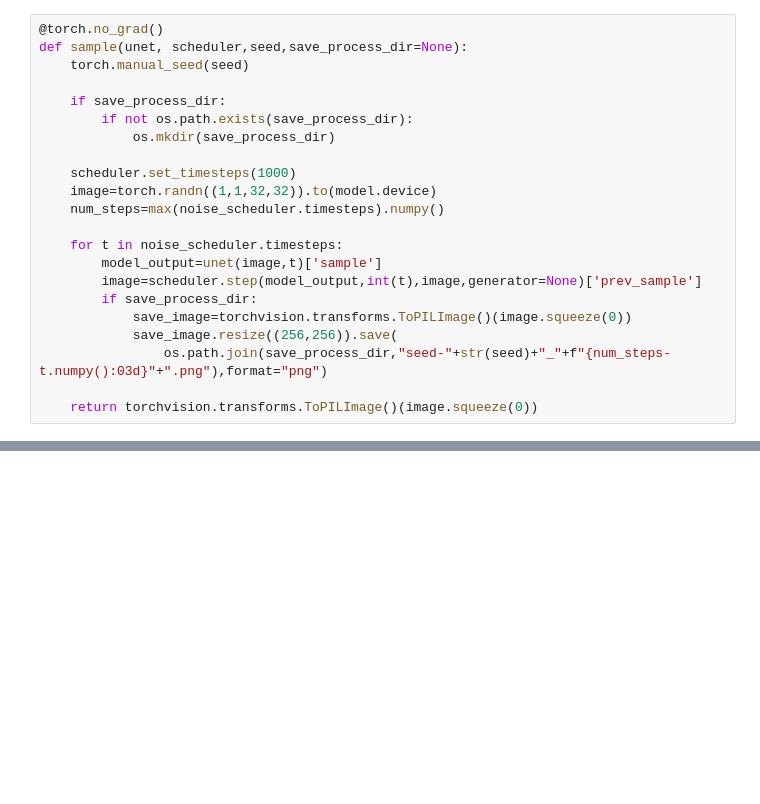
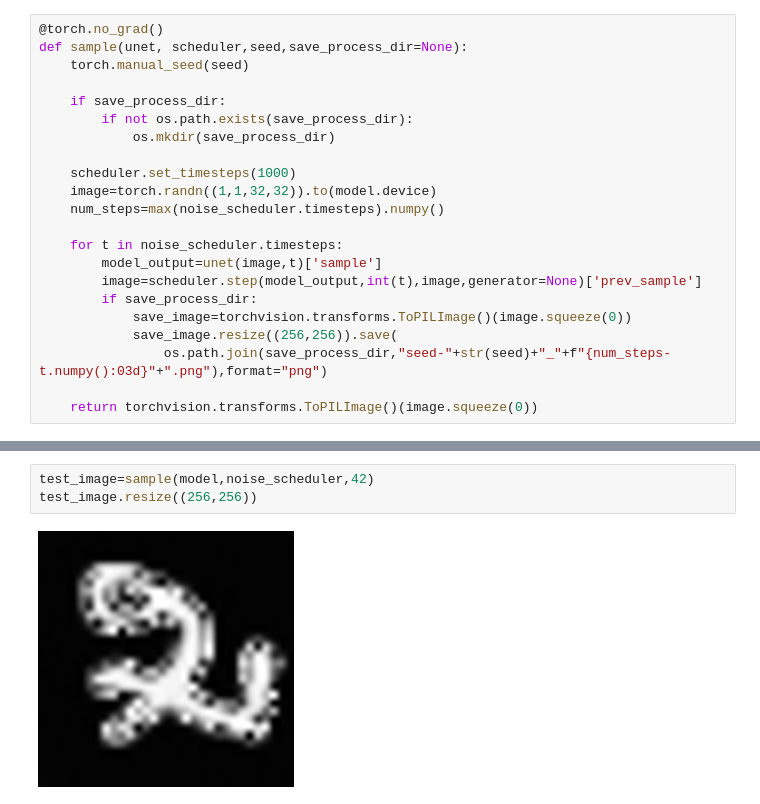
Before and after one commit to st-howard/blog-notebooks, a Jupyter notebook: MNIST-Diffusion/Diffusion Digits - Generating MNIST Digits from noise with HuggingFace Diffusers.ipynb, the cells around one changed output, grey strips where cells are left out. Saved outputs shown, nothing was run; the diff lists cells and outputs as text; blank space fills up the shorter version.

```diff
--- a/MNIST-Diffusion/Diffusion Digits - Generating MNIST Digits from noise with HuggingFace Diffusers.ipynb
+++ b/MNIST-Diffusion/Diffusion Digits - Generating MNIST Digits from noise with HuggingFace Diffusers.ipynb
@@ -337,0 +377,5 @@ test_image.resize((256,256))
+# %%
+test_image=sample(model,noise_scheduler,42)
+test_image.resize((256,256))
+# %% [output]
+[figure, added]
```
Also changed, not shown: parts of 25 cells of this notebook.
